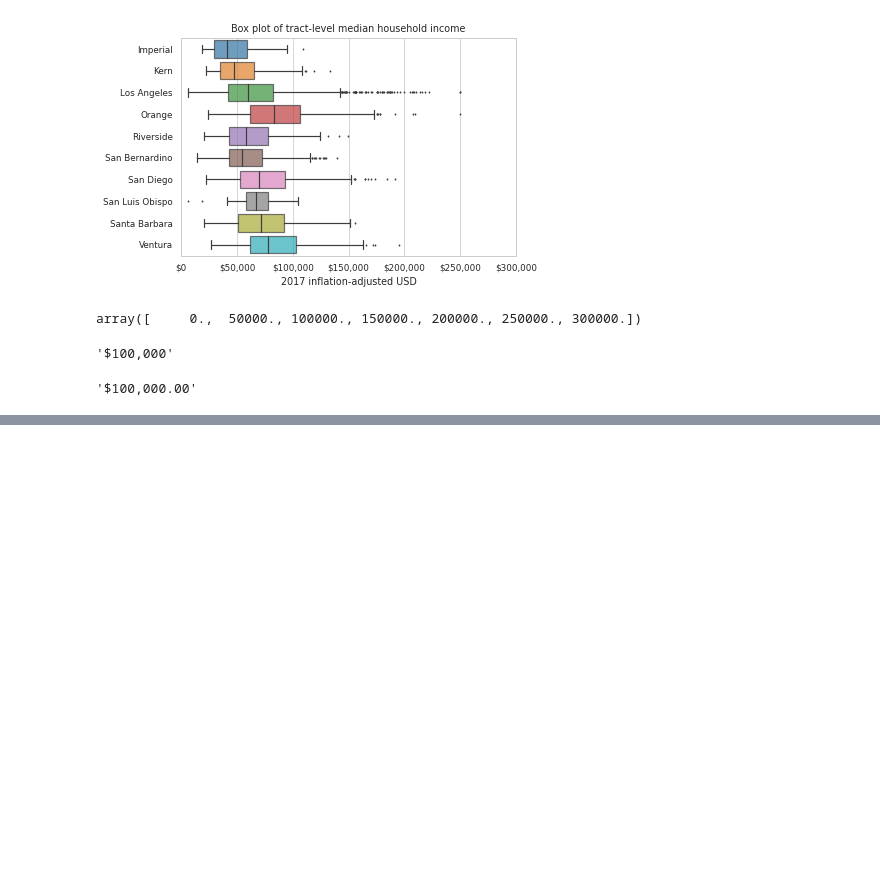
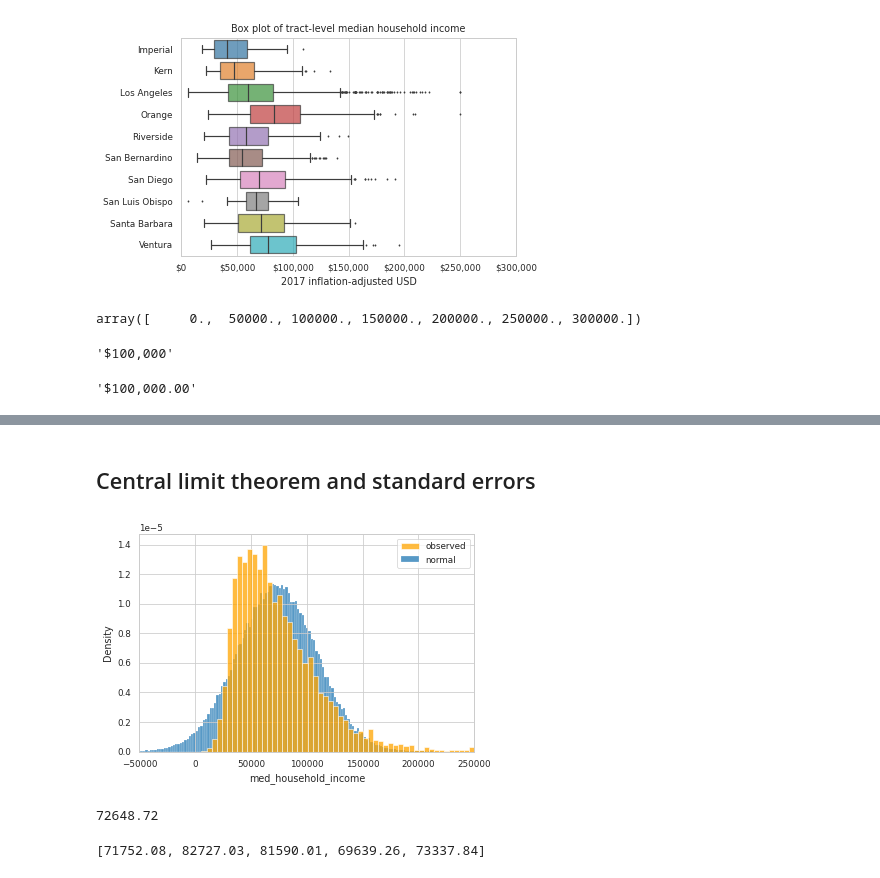
Before and after one commit to SergeyShchus/Data-analysis-Notebooks, a Jupyter notebook: Notebooks/Population_census_LA.ipynb, the cells around one changed output, grey strips where cells are left out. Drawn from its saved outputs; the diff is of its cells as text; code cells hidden in the pictures; blank space fills up the shorter version.

```diff
--- a/Notebooks/Population_census_LA.ipynb
+++ b/Notebooks/Population_census_LA.ipynb
@@ -959,0 +962,10 @@ x = ax.get_xticks()[2]
+# %%
+from scipy import stats
+
+sns.set_style("whitegrid")
+sns.set_context("paper")
+
+np.random.seed(0)
+# %%
+tracts = pd.read_csv("/content/census_tracts_data_ca.csv", dtype={"GEOID10": str}).set_index("GEOID10")
+tracts.shape
@@ -959,0 +1011,33 @@ x = ax.get_xticks()[2]
+# %% [markdown]
+## Central limit theorem and standard errors
+# %%
+# median household income is not normally distributed
+pop = tracts["med_household_income"].dropna()
+ax = sns.histplot(pop, stat="density", label="observed", color="orange")
+ax.set_xlim(-50000, 250000)
+
+# simulate random normally-distributed data with the same mean and std
+normal = np.random.normal(loc=pop.mean(), scale=pop.std(), size=100000)
+ax = sns.histplot(normal, stat="density", label="normal", zorder=-1)
+l = ax.legend()
+# %% [output]
+[figure, added]
+# %%
+# draw 1 simple random sample (of size n) and calculate its mean
+n = 100  # sample size
+sample = pop.sample(n)
+sample.mean()
+# %% [output]
+72648.72
+# %%
+# simulate the CLT: draw 200 random samples and calculate their means
+num_of_samples = 200
+sample_means = []
+for i in range(num_of_samples):
+    sample = pop.sample(n)
+    sample_means.append(sample.mean())
+
+# the sample mean is different every time, due to randomness
+sample_means[0:5]
+# %% [output]
+[71752.08, 82727.03, 81590.01, 69639.26, 73337.84]
```
Also changed, not shown: parts of 52 cells of this notebook.
